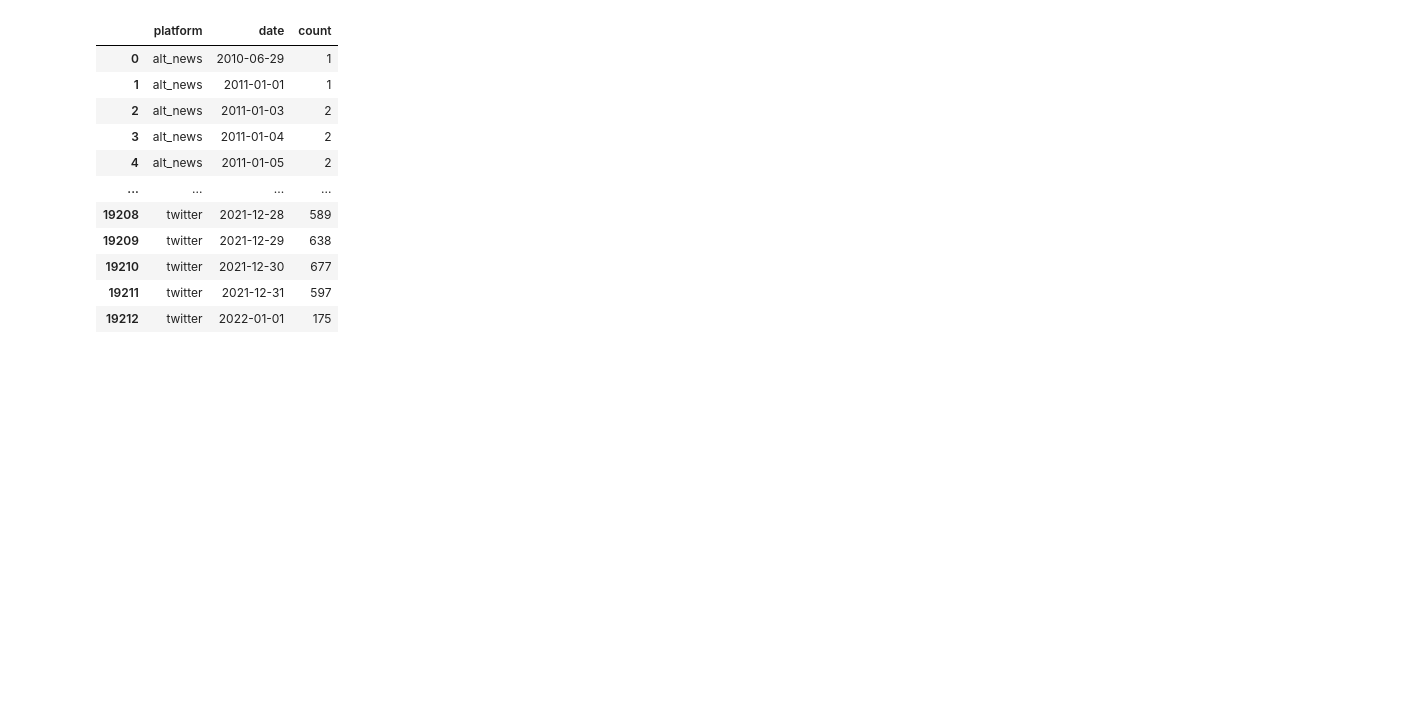
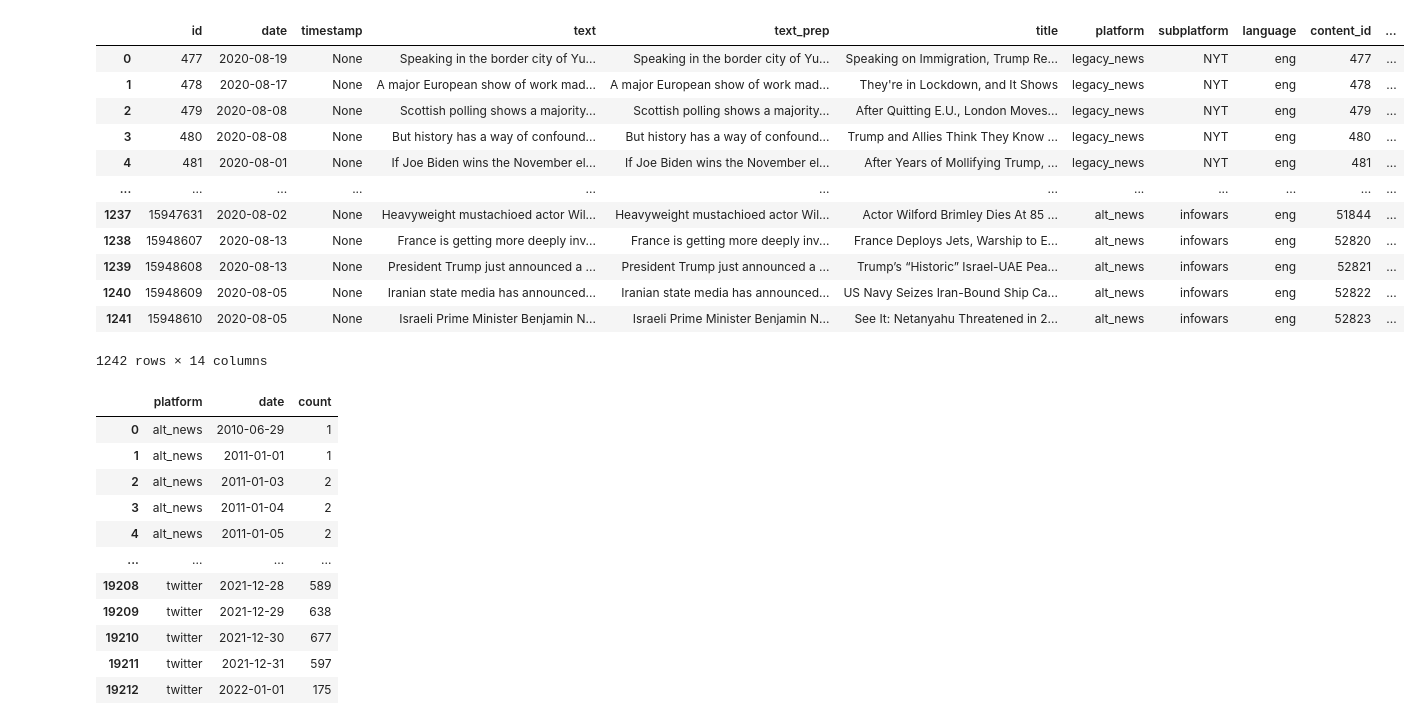
Before and after one commit to LKSeiling/db_neovex, a Jupyter notebook: queryDB.ipynb, the cells around one changed output. Drawn from its saved outputs; the diff is of its cells as text; code cells hidden in the pictures; blank space fills up the shorter version.

```diff
--- a/queryDB.ipynb
+++ b/queryDB.ipynb
@@ -60,6 +74,22 @@ NEOVEXwrapper2 = get_query_wrapper()
 dat21 = NEOVEXwrapper2.sum_rows(group_by="platform")
 # EXAMPLE 2.2 : get post counts per platform and date
 dat22 = NEOVEXwrapper2.sum_rows(group_by=["platform","date"])
+# %%
+dat12
+# %% [output]
+|  | id | date | timestamp | text | text_prep | title | platform | subplatform | language | content_id | ... |
+| 0 | 477 | 2020-08-19 | None | Speaking in the border city of Yu... | Speaking in the border city of Yu... | Speaking on Immigration, Trump Re... | legacy_news | NYT | eng | 477 | ... |
+| 1 | 478 | 2020-08-17 | None | A major European show of work mad... | A major European show of work mad... | They're in Lockdown, and It Shows | legacy_news | NYT | eng | 478 | ... |
+| 2 | 479 | 2020-08-08 | None | Scottish polling shows a majority... | Scottish polling shows a majority... | After Quitting E.U., London Moves... | legacy_news | NYT | eng | 479 | ... |
+| 3 | 480 | 2020-08-08 | None | But history has a way of confound... | But history has a way of confound... | Trump and Allies Think They Know ... | legacy_news | NYT | eng | 480 | ... |
+| 4 | 481 | 2020-08-01 | None | If Joe Biden wins the November el... | If Joe Biden wins the November el... | After Years of Mollifying Trump, ... | legacy_news | NYT | eng | 481 | ... |
+| ... | ... | ... | ... | ... | ... | ... | ... | ... | ... | ... | ... |
+| 1237 | 15947631 | 2020-08-02 | None | Heavyweight mustachioed actor Wil... | Heavyweight mustachioed actor Wil... | Actor Wilford Brimley Dies At 85 ... | alt_news | infowars | eng | 51844 | ... |
+| 1238 | 15948607 | 2020-08-13 | None | France is getting more deeply inv... | France is getting more deeply inv... | France Deploys Jets, Warship to E... | alt_news | infowars | eng | 52820 | ... |
+| 1239 | 15948608 | 2020-08-13 | None | President Trump just announced a ... | President Trump just announced a ... | Trump’s “Historic” Israel-UAE Pea... | alt_news | infowars | eng | 52821 | ... |
+| 1240 | 15948609 | 2020-08-05 | None | Iranian state media has announced... | Iranian state media has announced... | US Navy Seizes Iran-Bound Ship Ca... | alt_news | infowars | eng | 52822 | ... |
+| 1241 | 15948610 | 2020-08-05 | None | Israeli Prime Minister Benjamin N... | Israeli Prime Minister Benjamin N... | See It: Netanyahu Threatened in 2... | alt_news | infowars | eng | 52823 | ... |
+1242 rows × 14 columns
 # %%
 dat3
 # %% [output]
```
Also changed, not shown: parts of 6 cells of this notebook, 2 other files.
